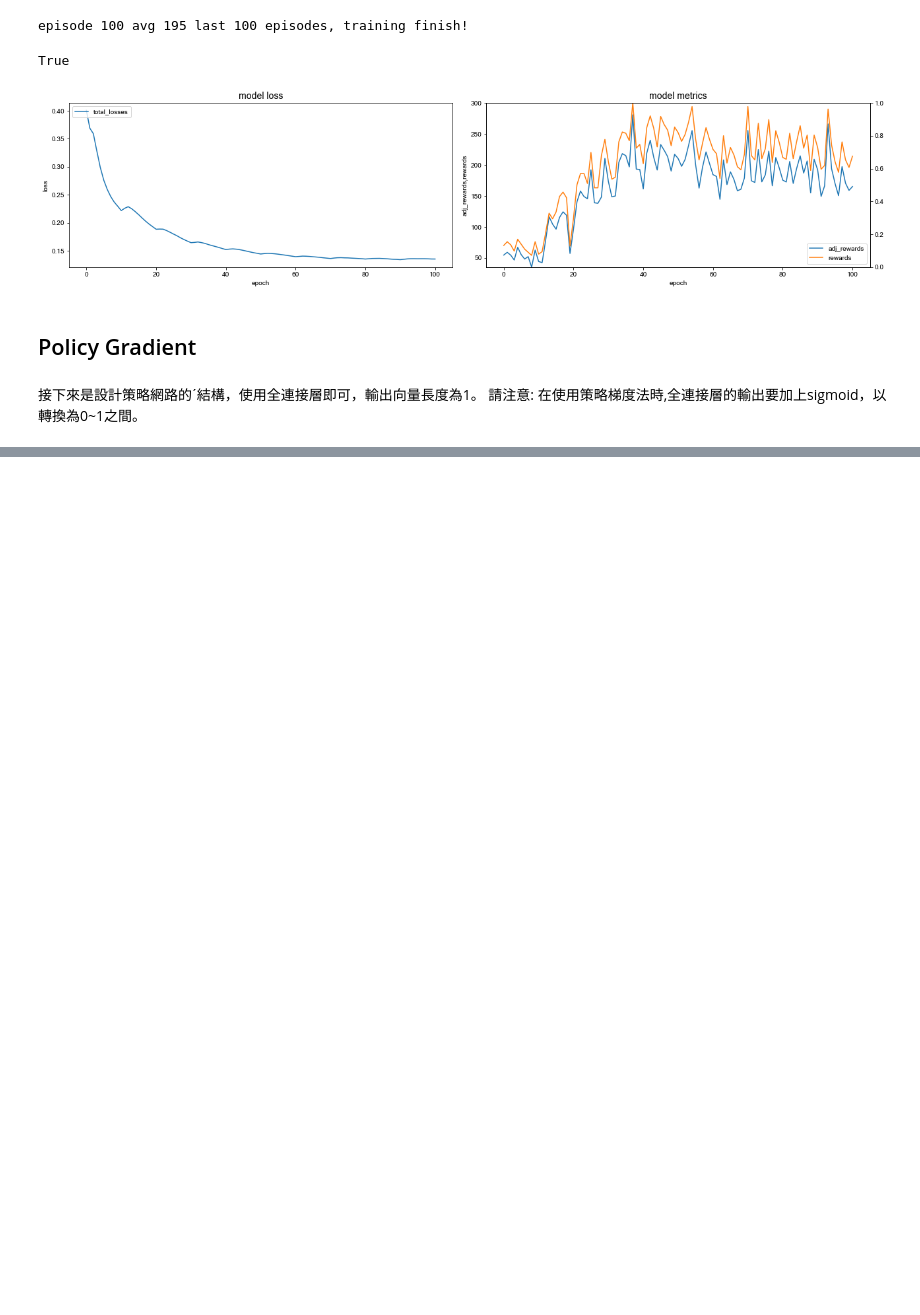
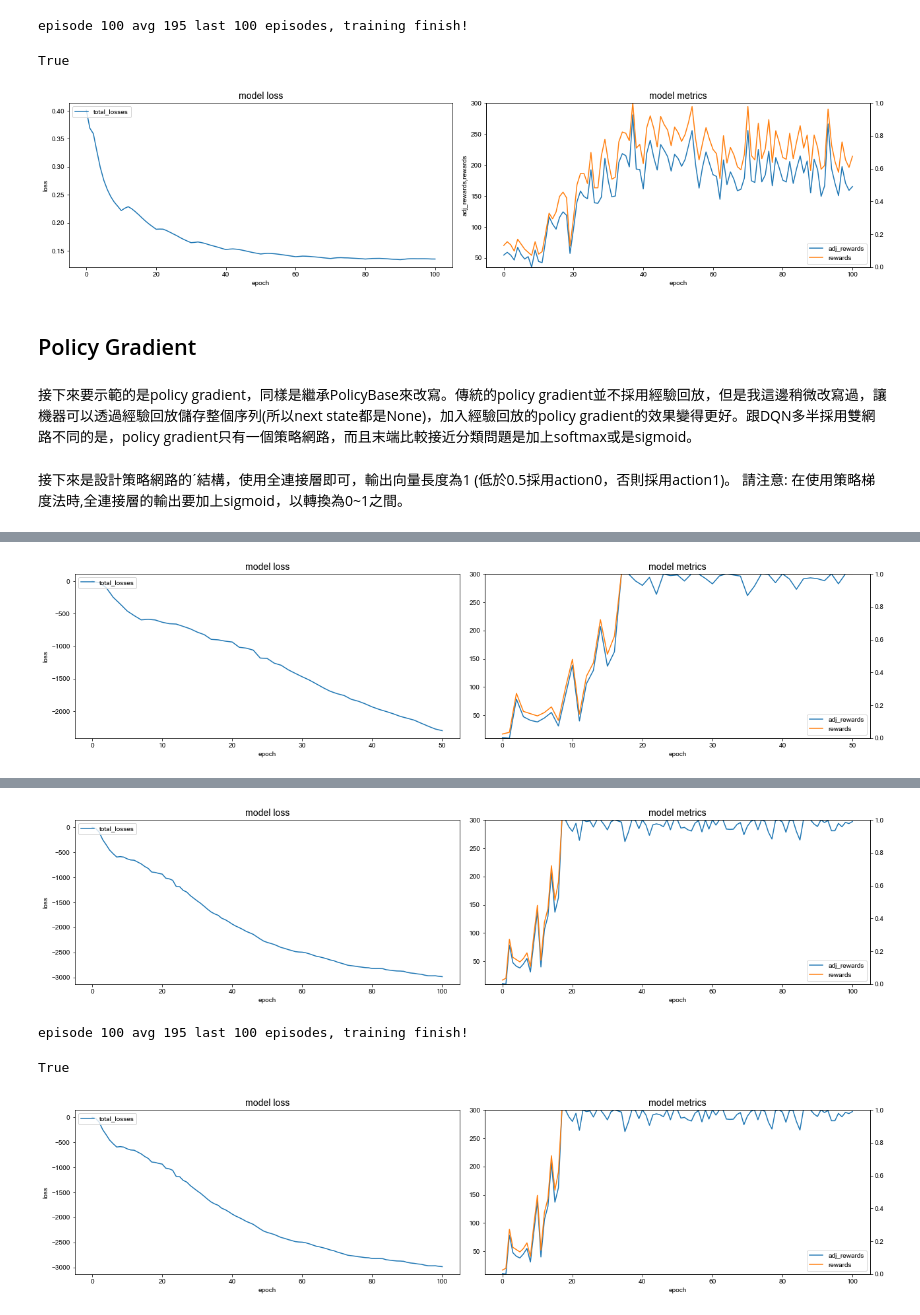
Before and after one commit to AllanYiin/DeepBelief_Course5_Examples, a Jupyter notebook: epochB01 我的滑板車/Cartpole_pytorch.ipynb, the cells around one changed output, grey strips where cells are left out. Cells and saved outputs as stored; diff of their text form; code cells hidden in the pictures; blank space fills up the shorter version.

```diff
--- a/epochB01 我的滑板車/Cartpole_pytorch.ipynb
+++ b/epochB01 我的滑板車/Cartpole_pytorch.ipynb
@@ -1,9 +1,7 @@
 # %%
+import matplotlib.pyplot as plt
 %matplotlib inline
-import matplotlib
-import matplotlib.pyplot as plt
 from IPython import display
-plt.rcParams.update({'figure.figsize': [10,10]})
 # %% [markdown]
 # 我的滑板車Cartpole (pytorch)
 # %% [markdown]
@@ -378,7 +376,6 @@ class DqnPolicy(PolicyBase):
         #開始訓練模式
         self.training_context['steps'] =0
         self.steps_done=0
-        tmp_gamma=0
 
         for i_episode in range(num_episodes):
             current_repeat_train=repeat_train
@@ -613,2 +585,4 @@ sns.barplot(list(range(10)), discounted_epr_norm, color="steelblue", ax=ax[1])
+# %% [markdown]
+接下來要示範的是policy gradient，同樣是繼承PolicyBase來改寫。傳統的policy gradient並不採用經驗回放，但是我這邊稍微改寫過，讓機器可以透過經驗回放儲存整個序列(所以next state都是None)，加入經驗回放的policy gradient的效果變得更好。跟DQN多半採用雙網路不同的是，policy gradient只有一個策略網路，而且末端比較接近分類問題是加上softmax或是sigmoid。
 # %%
 
@@ -833,3 +836,3 @@ class PolicyGradientPolicy(PolicyBase):
 # %% [markdown]
-接下來是設計策略網路的ˊ結構，使用全連接層即可，輸出向量長度為1。
+接下來是設計策略網路的ˊ結構，使用全連接層即可，輸出向量長度為1 (低於0.5採用action0，否則採用action1)。
 請注意: 在使用策略梯度法時,全連接層的輸出要加上sigmoid，以轉換為0~1之間。
@@ -836,18 +853,4 @@ class PolicyGradientPolicy(PolicyBase):
 # %%
-
-##設計網路結構(注意!!策略梯度的網路結構最後需要加入sigmoid)
-network_pg=Sequential(
-    Dense(24,auto_pad=True,activation=leaky_relu),
-    Dense(36,auto_pad=True,activation=leaky_relu),
-    Dense(1, activation=sigmoid)
-)
-
-kaiming_normal(network_pg)
-
-
-#初始化智能體
-agent_pg=PolicyGradientPolicy(network_pg,env,gamma=0.99,min_epsilon=0.0001,name='pg')
-
 def pg_loss(output,action,rewards):
     loss=0.0
     for i in range(len(action)):
@@ -855,7 +858,7 @@ def pg_loss(output,action,rewards):
         m = Bernoulli(probs_i)
         action_i = torch.FloatTensor([action[i]]).to(get_device())
         reward_i = rewards[i]
-        loss += -m.log_prob(action_i) * reward_i  # Negtive score function x reward
+        loss += -m.log_prob(action_i) * reward_i
     return loss
 
 
@@ -865,4 +868,5 @@ agent_pg.with_optimizer(RMSprop,lr=1e-2)\
     .with_loss(pg_loss)\
     .with_regularizer('l2',reg_weight=1e-5)\
     .with_model_save_path('Models/pg_dense.pth')\
-    .learn(num_episodes=10000,batch_size=10,print_progess_frequency=10,imshow=True)
+    .learn(num_episodes=200,batch_size=16,print_progess_frequency=5, min_replay_samples=50, repeat_train=1,imshow=True)
+# %% [output]
@@ -868,0 +889 @@ agent_pg.with_optimizer(RMSprop,lr=1e-2)\
+[figure, added]
@@ -868,0 +900,4 @@ agent_pg.with_optimizer(RMSprop,lr=1e-2)\
+[figure, added]
+episode 100 avg 195 last 100 episodes, training finish!
+True
+[figure, added]
```
Also changed, not shown: parts of 12 cells of this notebook.
